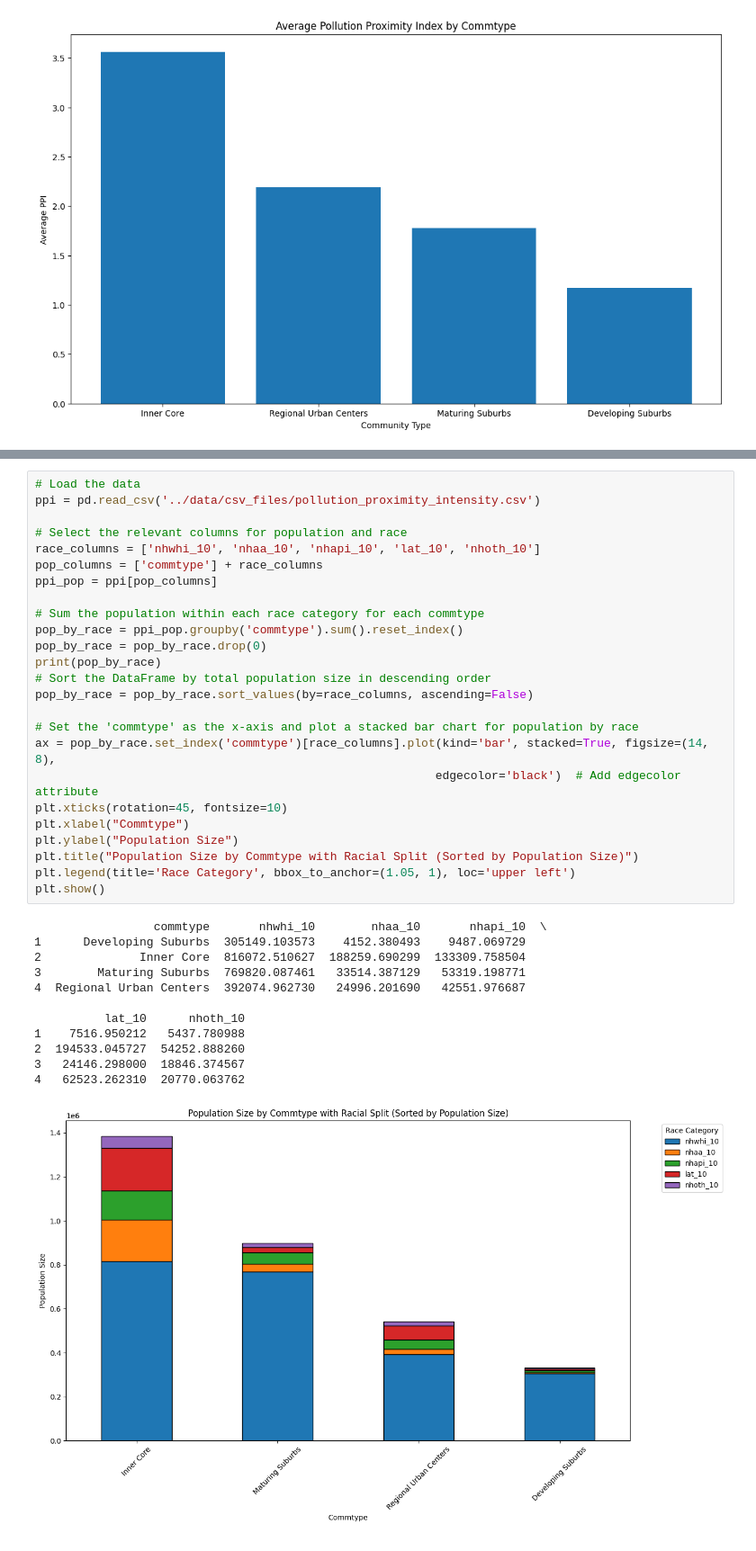
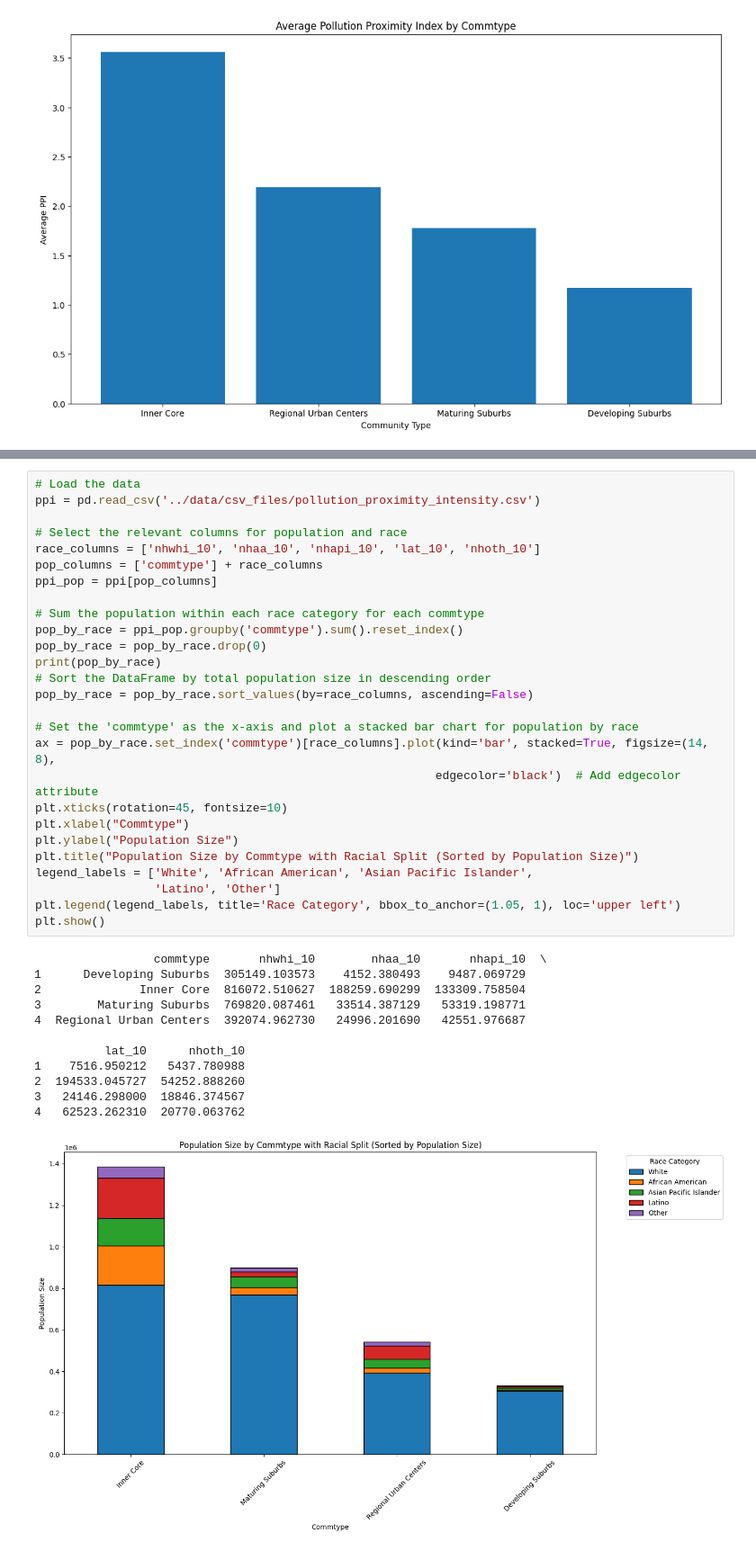
Before and after one commit to BU-Spark/ds-boston-transit-air-quality, a Jupyter notebook: fa23-team-a/code/test.ipynb, the cells around one changed output, grey strips where cells are left out. Shown at 90% size. Cells and saved outputs as stored; diff of their text form.

```diff
--- a/fa23-team-a/code/test.ipynb
+++ b/fa23-team-a/code/test.ipynb
@@ -68,32 +71,34 @@ race_columns = ['nhwhi_10', 'nhaa_10', 'nhapi_10', 'lat_10', 'nhoth_10']
 pop_columns = ['commtype'] + race_columns
 ppi_pop = ppi[pop_columns]
 
 # Sum the population within each race category for each commtype
 pop_by_race = ppi_pop.groupby('commtype').sum().reset_index()
 pop_by_race = pop_by_race.drop(0)
 print(pop_by_race)
 # Sort the DataFrame by total population size in descending order
 pop_by_race = pop_by_race.sort_values(by=race_columns, ascending=False)
 
 # Set the 'commtype' as the x-axis and plot a stacked bar chart for population by race
 ax = pop_by_race.set_index('commtype')[race_columns].plot(kind='bar', stacked=True, figsize=(14, 8),
                                                          edgecolor='black')  # Add edgecolor attribute
 plt.xticks(rotation=45, fontsize=10)
 plt.xlabel("Commtype")
 plt.ylabel("Population Size")
 plt.title("Population Size by Commtype with Racial Split (Sorted by Population Size)")
-plt.legend(title='Race Category', bbox_to_anchor=(1.05, 1), loc='upper left')
+legend_labels = ['White', 'African American', 'Asian Pacific Islander',
+                 'Latino', 'Other']
+plt.legend(legend_labels, title='Race Category', bbox_to_anchor=(1.05, 1), loc='upper left')
 plt.show()
 # %% [output]
                  commtype       nhwhi_10        nhaa_10       nhapi_10  \
 1      Developing Suburbs  305149.103573    4152.380493    9487.069729
 2              Inner Core  816072.510627  188259.690299  133309.758504
 3        Maturing Suburbs  769820.087461   33514.387129   53319.198771
 4  Regional Urban Centers  392074.962730   24996.201690   42551.976687
 
           lat_10      nhoth_10
 1    7516.950212   5437.780988
 2  194533.045727  54252.888260
 3   24146.298000  18846.374567
 4   62523.262310  20770.063762
-[figure, old version]
+[figure, new version]
```
Also changed, not shown: parts of 1 cell of this notebook.
